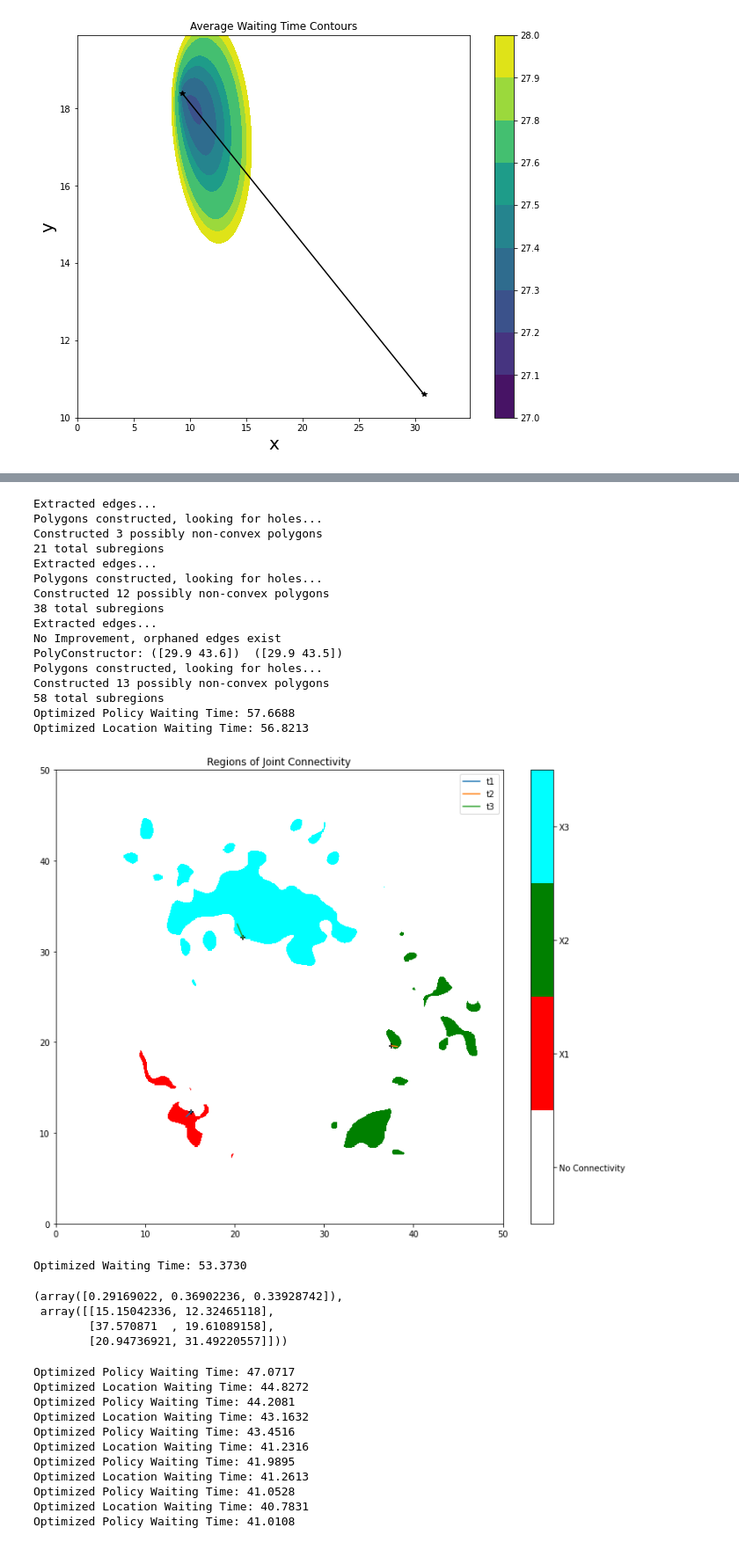
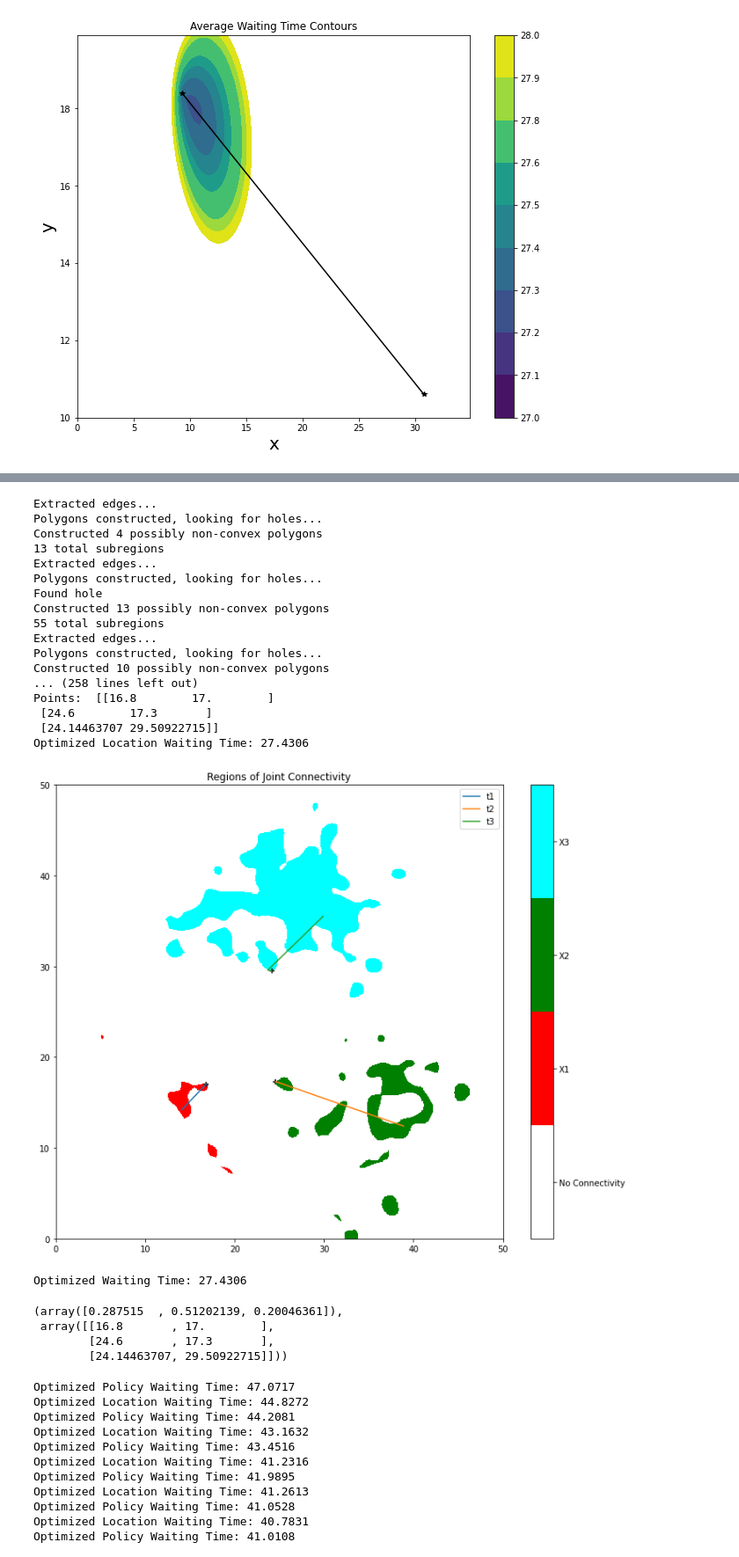
Before and after one commit to zhiyunjiang/CommMotionPlanning, a Jupyter notebook: python/touring_relay/comm_environment_setup.ipynb, the cells around one changed output, grey strips where cells are left out. Shown at 88% size. Saved outputs shown, nothing was run; the diff lists cells and outputs as text; code cells hidden in the pictures.

```diff
--- a/python/touring_relay/comm_environment_setup.ipynb
+++ b/python/touring_relay/comm_environment_setup.ipynb
@@ -21,7 +21,7 @@ import dtr
 
 #For now, use same channel params
 nPL = 4.2
-kPL = -40
+kPL = -35
 
 decorrSH = 3.09
 alpha = 8.41
@@ -53,7 +53,7 @@ res = 10
 #Create Comm Channels
 ccs = [CC.CommChannel(cps[i], region, res) for i in range(len(cps))]
 for cc in ccs:
-        cc.generateSH();#cc.generateMP(2)
+        cc.generateSH();cc.generateMP(2)
 # %% [output]
 Generating shadowing...
 Shadowing generation complete.
@@ -224,31 +258,32 @@ reload(PC)
 # %%
 els = [0.5, 0.7, 0.5]
 beta = 0.2
 sys = dtr.DTR(ccs, els, beta)
-sys.optimize()
+sys.optimize(x_opt_method=3)
 # %% [output]
 Extracted edges...
 Polygons constructed, looking for holes...
-Constructed 3 possibly non-convex polygons
-21 total subregions
+Constructed 4 possibly non-convex polygons
+13 total subregions
 Extracted edges...
 Polygons constructed, looking for holes...
-Constructed 12 possibly non-convex polygons
-38 total subregions
+Found hole
+Constructed 13 possibly non-convex polygons
+55 total subregions
 Extracted edges...
-No Improvement, orphaned edges exist
-PolyConstructor: ([29.9 43.6])  ([29.9 43.5])
 Polygons constructed, looking for holes...
-Constructed 13 possibly non-convex polygons
-58 total subregions
-Optimized Policy Waiting Time: 57.6688
-Optimized Location Waiting Time: 56.8213
+Constructed 10 possibly non-convex polygons
+... (258 lines left out)
+Points:  [[16.8        17.        ]
+ [24.6        17.3       ]
+ [24.14463707 29.50922715]]
+Optimized Location Waiting Time: 27.4306
-[figure, old version]
+[figure, new version]
-Optimized Waiting Time: 53.3730
+Optimized Waiting Time: 27.4306
-(array([0.29169022, 0.36902236, 0.33928742]),
- array([[15.15042336, 12.32465118],
-        [37.570871  , 19.61089158],
-        [20.94736921, 31.49220557]]))
+(array([0.287515  , 0.51202139, 0.20046361]),
+ array([[16.8       , 17.        ],
+        [24.6       , 17.3       ],
+        [24.14463707, 29.50922715]]))
 # %%
 els = [0.5, 0.7, 0.5]
 beta = 0.2
```
Also changed, not shown: parts of 18 cells of this notebook, 8 other files.
